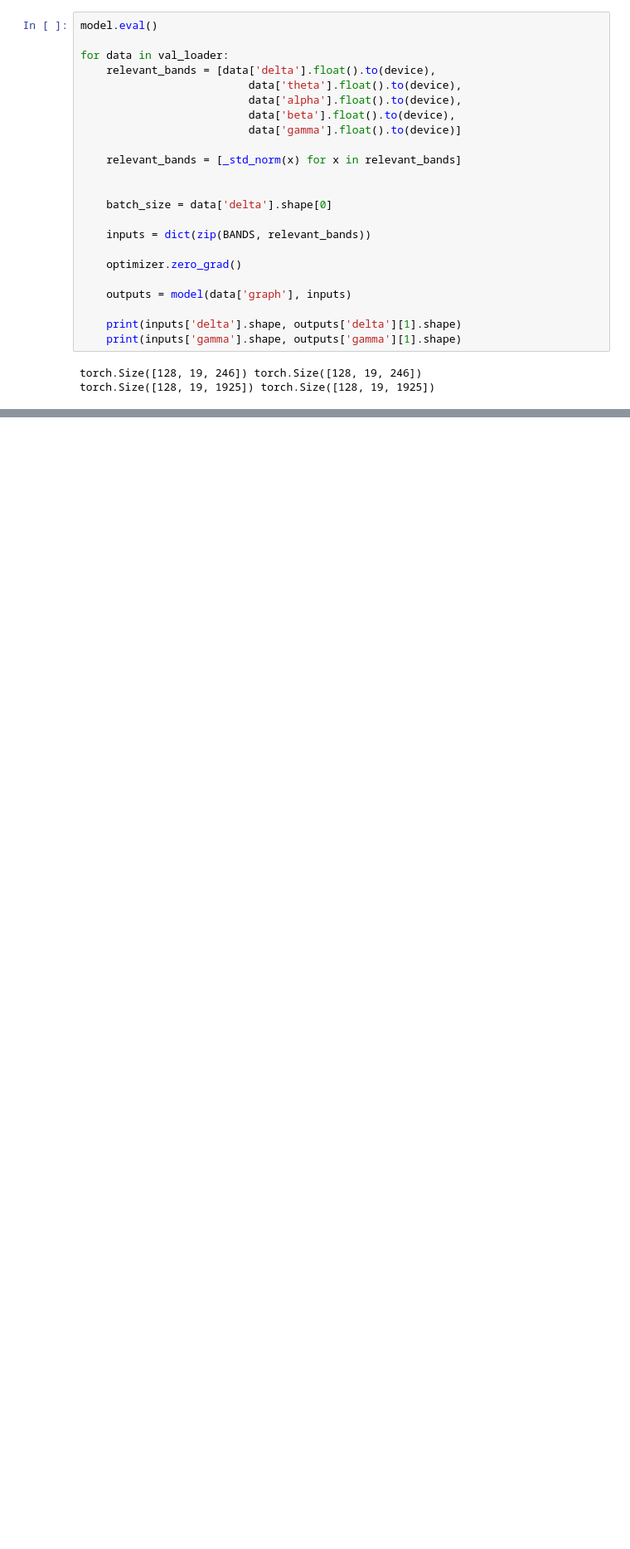
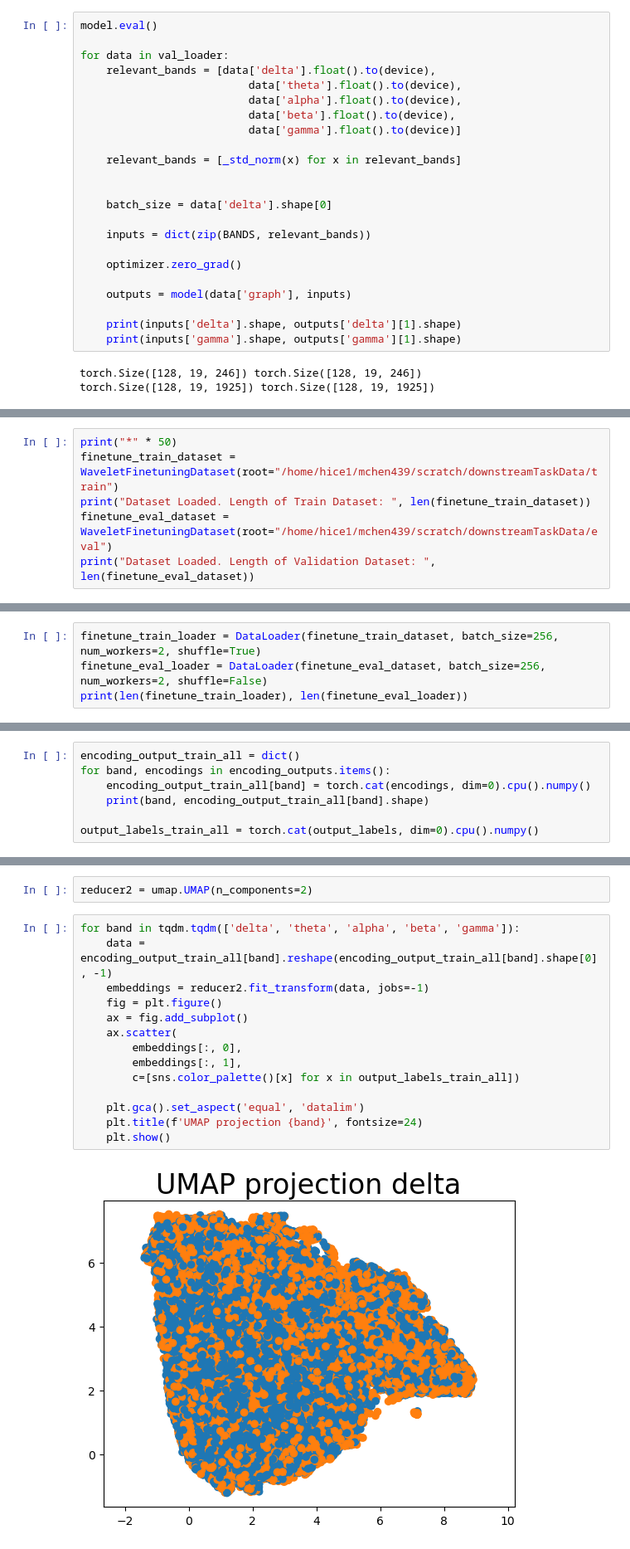
Before and after one commit to MatthewChen37/EEG-Foundation-Model, a Jupyter notebook: WaveletEncoder.ipynb, the cells around one changed output, grey strips where cells are left out. Shown at 83% size. Cells and saved outputs as stored; diff of their text form; blank space fills up the shorter version.

```diff
--- a/WaveletEncoder.ipynb
+++ b/WaveletEncoder.ipynb
@@ -395,0 +404,6 @@ for band in ['delta', 'theta', 'alpha', 'beta', 'gamma']:
+# %%
+print("*" * 50)
+finetune_train_dataset = WaveletFinetuningDataset(root="/home/hice1/mchen439/scratch/downstreamTaskData/train")
+print("Dataset Loaded. Length of Train Dataset: ", len(finetune_train_dataset))
+finetune_eval_dataset = WaveletFinetuningDataset(root="/home/hice1/mchen439/scratch/downstreamTaskData/eval")
+print("Dataset Loaded. Length of Validation Dataset: ", len(finetune_eval_dataset))
@@ -395,0 +416,4 @@ for band in ['delta', 'theta', 'alpha', 'beta', 'gamma']:
+# %%
+finetune_train_loader = DataLoader(finetune_train_dataset, batch_size=256, num_workers=2, shuffle=True)
+finetune_eval_loader = DataLoader(finetune_eval_dataset, batch_size=256, num_workers=2, shuffle=False)
+print(len(finetune_train_loader), len(finetune_eval_loader))
@@ -395,0 +454,7 @@ for band in ['delta', 'theta', 'alpha', 'beta', 'gamma']:
+# %%
+encoding_output_train_all = dict()
+for band, encodings in encoding_outputs.items():
+    encoding_output_train_all[band] = torch.cat(encodings, dim=0).cpu().numpy()
+    print(band, encoding_output_train_all[band].shape)
+
+output_labels_train_all = torch.cat(output_labels, dim=0).cpu().numpy()
@@ -395,0 +473,18 @@ for band in ['delta', 'theta', 'alpha', 'beta', 'gamma']:
+# %%
+reducer2 = umap.UMAP(n_components=2)
+# %%
+for band in tqdm.tqdm(['delta', 'theta', 'alpha', 'beta', 'gamma']):
+    data = encoding_output_train_all[band].reshape(encoding_output_train_all[band].shape[0], -1)
+    embeddings = reducer2.fit_transform(data, jobs=-1)
+    fig = plt.figure()
+    ax = fig.add_subplot()
+    ax.scatter(
+        embeddings[:, 0],
+        embeddings[:, 1],
+        c=[sns.color_palette()[x] for x in output_labels_train_all])
+
+    plt.gca().set_aspect('equal', 'datalim')
+    plt.title(f'UMAP projection {band}', fontsize=24)
+    plt.show()
+# %% [output]
+[figure, added]
```
Also changed, not shown: parts of 10 cells of this notebook, 6 other files.
